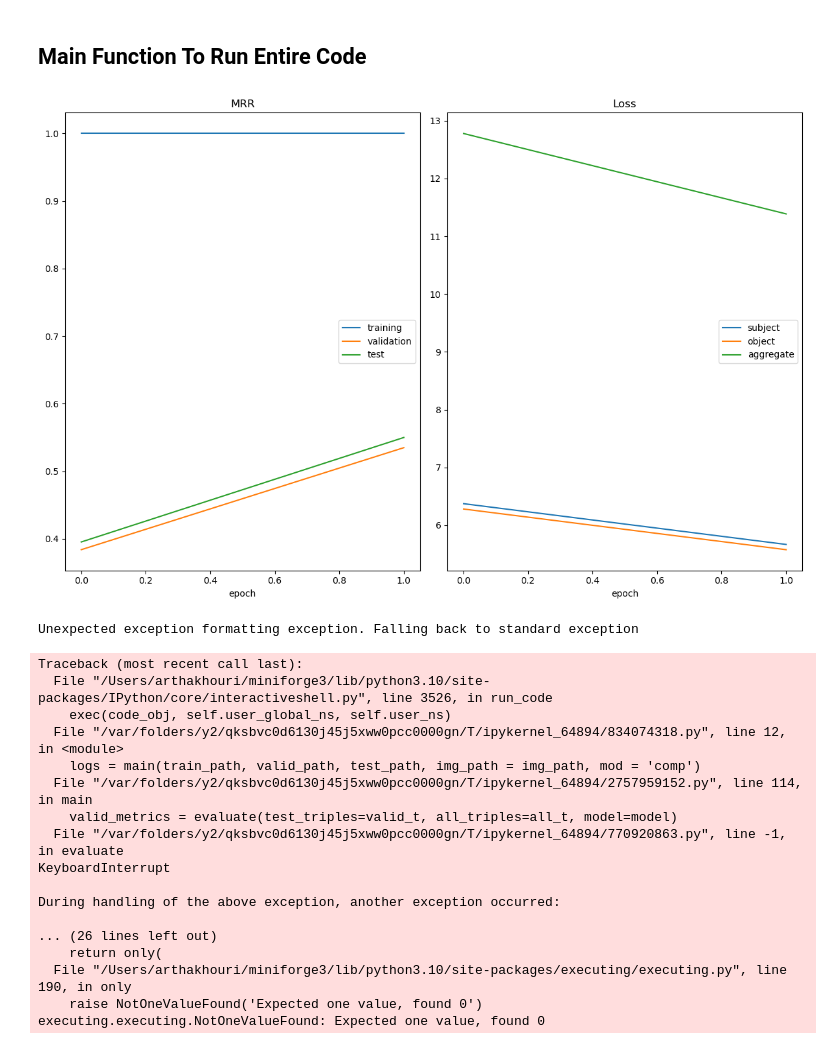
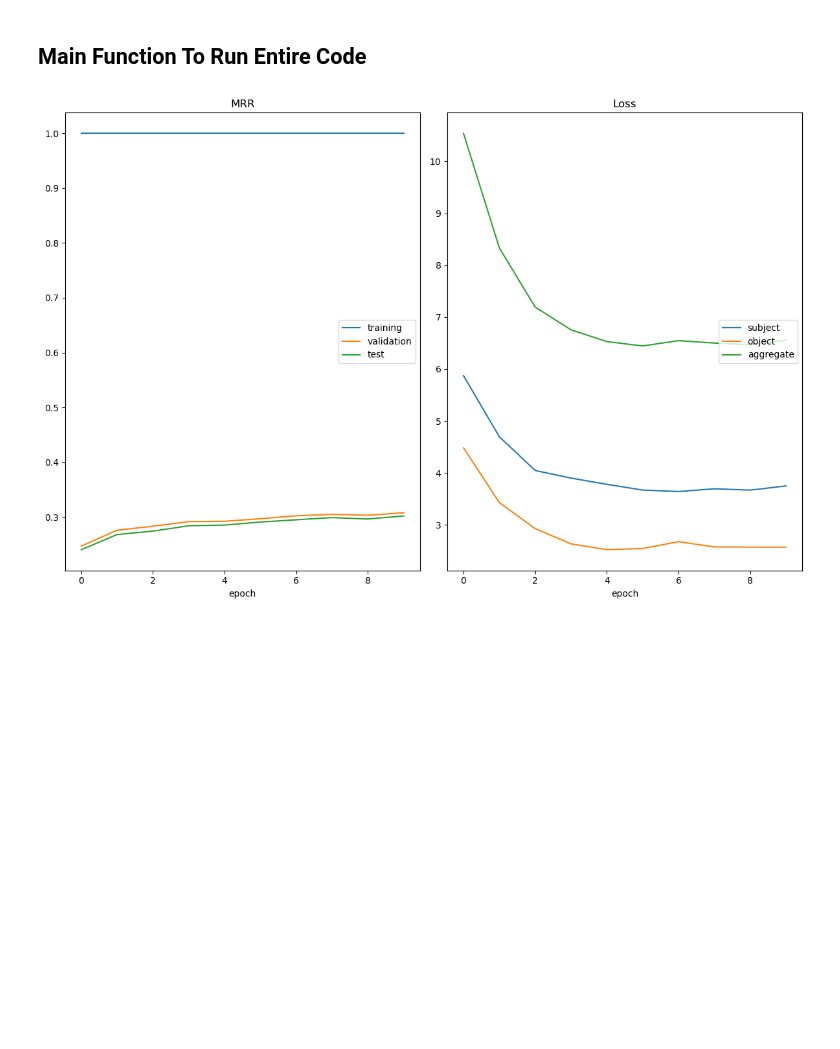
Before and after one commit to FlintyTub49/augmentation-diss, a Jupyter notebook: KGC_Metrics_Iterative.ipynb, the cells around one changed output. Cells and saved outputs as stored; diff of their text form; code cells hidden in the pictures; blank space fills up the shorter version.

```diff
--- a/KGC_Metrics_Iterative.ipynb
+++ b/KGC_Metrics_Iterative.ipynb
@@ -470,41 +470,23 @@ def main(train_path, valid_path, test_path, img_path, mod = 'comp'):
     return best_logs
 # %%
 all_logs = []
-name = 'gene'
+name = 'fb15k'
 primary = f'text_files/{name}/'
 img_path = f'outputs/graphs/{name}/'
 
 valid_path = primary + 'valid.tsv'
 test_path = primary + 'test.tsv'
 
-for i in [15, 50, 150]:
+for i in [500, 1500, 2500]:
     for j in ['gemma', 'gpt']:
         train_path = primary + f'{name}_{i}_{j}.tsv'
         logs = main(train_path, valid_path, test_path, img_path = img_path, mod = 'comp')
 
         # Saving the logs for each iteration
         logs['Triples'] = f'{i}_{j}'
         all_logs.append(logs)
 
 logs_df = pd.DataFrame(all_logs)
 logs_df.to_csv(f'outputs/metrics/{name}.csv', index = False)
 # %% [output]
-[figure, old version]
+[figure, new version]
-Unexpected exception formatting exception. Falling back to standard exception
-Traceback (most recent call last):
-  File "/Users/arthakhouri/miniforge3/lib/python3.10/site-packages/IPython/core/interactiveshell.py", line 3526, in run_code
-    exec(code_obj, self.user_global_ns, self.user_ns)
-  File "/var/folders/y2/qksbvc0d6130j45j5xww0pcc0000gn/T/ipykernel_64894/834074318.py", line 12, in <module>
-    logs = main(train_path, valid_path, test_path, img_path = img_path, mod = 'comp')
-  File "/var/folders/y2/qksbvc0d6130j45j5xww0pcc0000gn/T/ipykernel_64894/2757959152.py", line 114, in main
-    valid_metrics = evaluate(test_triples=valid_t, all_triples=all_t, model=model)
-  File "/var/folders/y2/qksbvc0d6130j45j5xww0pcc0000gn/T/ipykernel_64894/770920863.py", line -1, in evaluate
-KeyboardInterrupt
-
-During handling of the above exception, another exception occurred:
-
-... (26 lines left out)
-    return only(
-  File "/Users/arthakhouri/miniforge3/lib/python3.10/site-packages/executing/executing.py", line 190, in only
-    raise NotOneValueFound('Expected one value, found 0')
-executing.executing.NotOneValueFound: Expected one value, found 0
```
Also changed, not shown: 7 other files.
